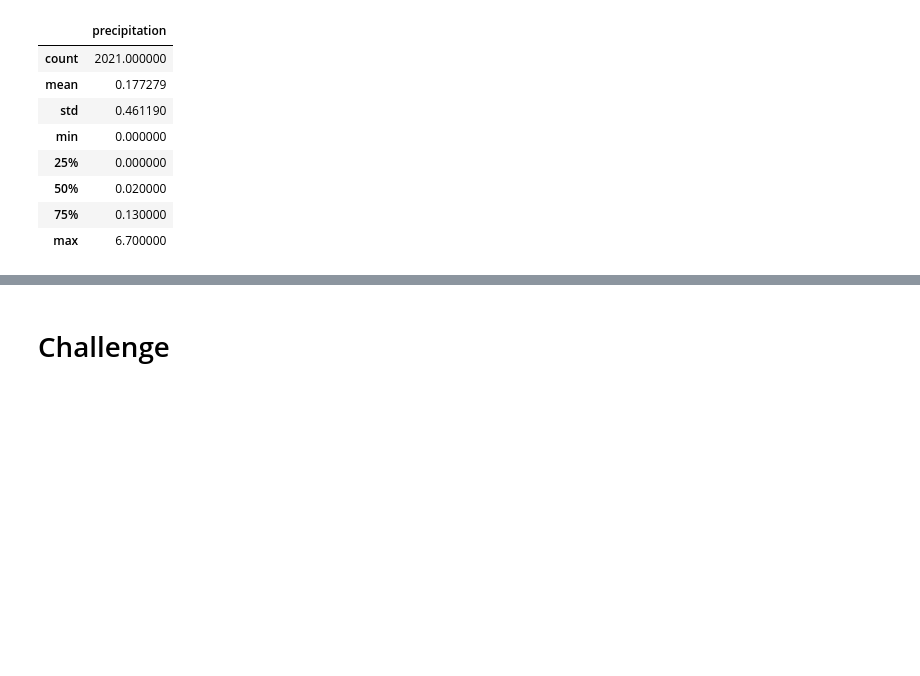
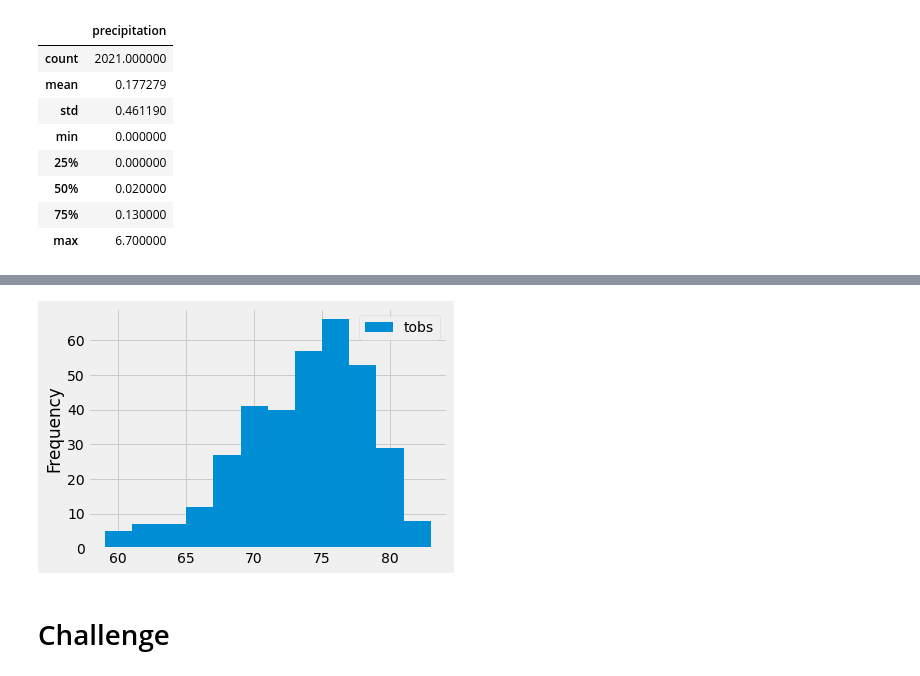
Before and after one commit to LDBologni/Surfs_Up, a Jupyter notebook: climate_analysis.ipynb, the cells around one changed output, grey strips where cells are left out. Cells and saved outputs as stored; diff of their text form; code cells hidden in the pictures; blank space fills up the shorter version.

```diff
--- a/climate_analysis.ipynb
+++ b/climate_analysis.ipynb
@@ -103,0 +142,6 @@ df.describe()
+# %%
+# Create a Query for the Temperature Observacion
+results = session.query(Measurement.tobs).\
+filter(Measurement.station == 'USC00519281').\
+filter(Measurement.date >= prev_year).all()
+print(results)
@@ -103,0 +150,4 @@ df.describe()
+# %%
+# Create a DataFrame for the Querry
+df = pd.DataFrame(results, columns=['tobs'])
+df.head(17)
@@ -104,3 +173,9 @@ df.describe()
+# %%
+# Plot the Temperature Observation
+df.plot.hist(bins=12)
+plt.tight_layout()
+# %% [output]
+[figure, added]
 # %%
 # Write a function called `calc_temps` that will accept start date and end date in the format '%Y-%m-%d'
 # and return the minimum, average, and maximum temperatures for that range of dates
```
Also changed, not shown: parts of 8 cells of this notebook.
